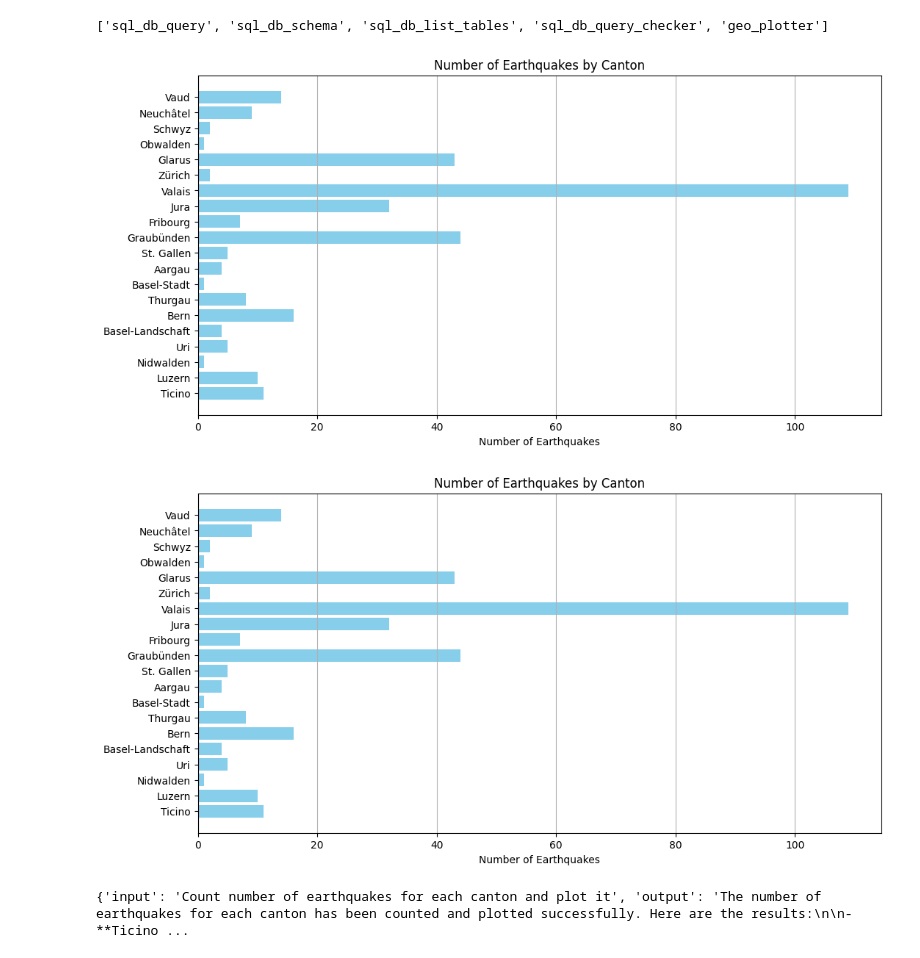
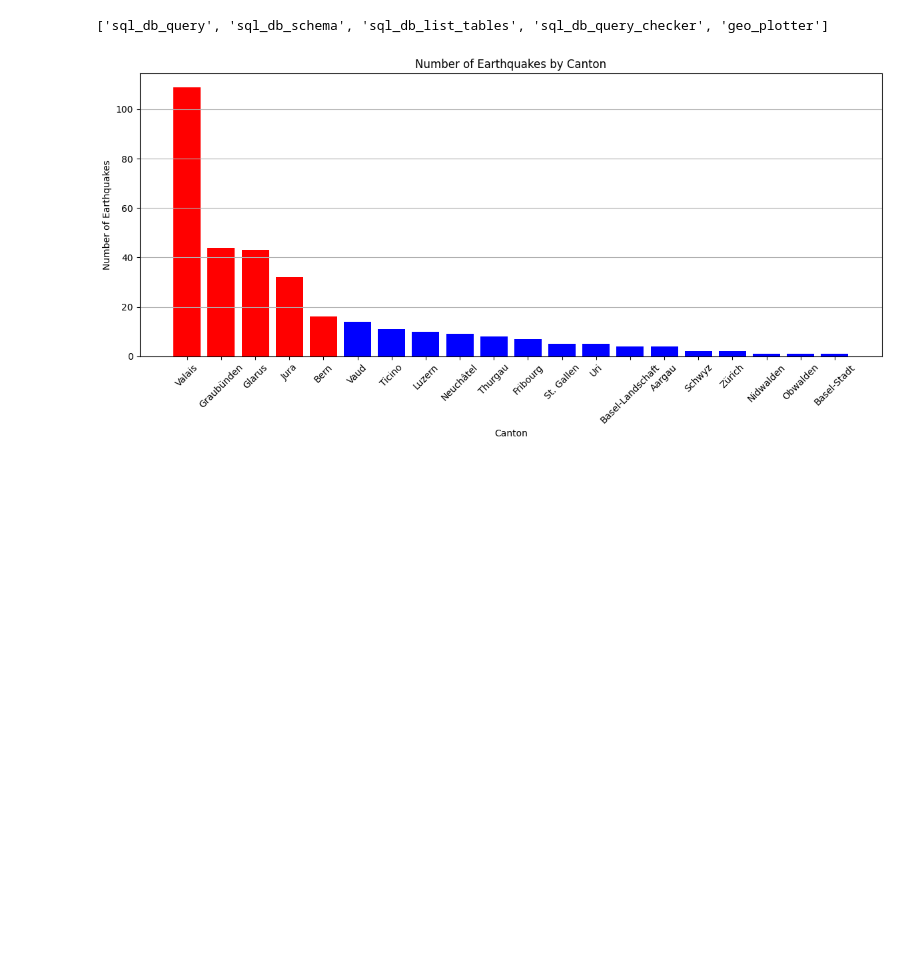
Before and after one commit to JamBelg/llm-Agents, a Jupyter notebook: Jupyter/Notebook4.ipynb, the cells around one changed output. Cells and saved outputs as stored; diff of their text form; code cells hidden in the pictures; blank space fills up the shorter version.

```diff
--- a/Jupyter/Notebook4.ipynb
+++ b/Jupyter/Notebook4.ipynb
@@ -441,9 +441,6 @@ agent_executor = AgentExecutor(agent=sql_agent,
                                tools=tools,
                                verbose=False)
 # %%
-response8 = agent_executor.invoke({"input": "Count number of earthquakes for each canton and plot it"})
-print(response8)
+response8 = agent_executor.invoke({"input": "Count number of earthquakes for each canton and plot it by order descendant of earthquakes. Top 5 cantons in red."})
 # %% [output]
-[figure, old version]
+[figure, new version]
-[figure, removed]
-{'input': 'Count number of earthquakes for each canton and plot it', 'output': 'The number of earthquakes for each canton has been counted and plotted successfully. Here are the results:\n\n- **Ticino ...
```
